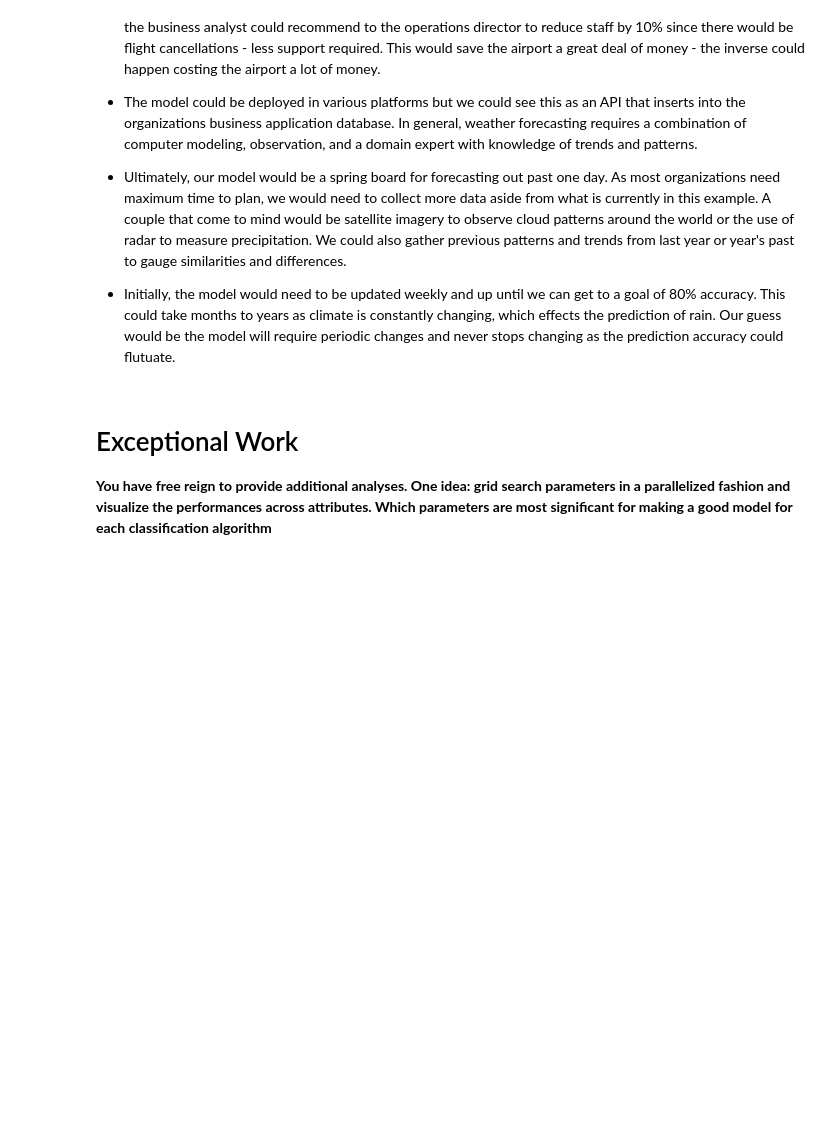
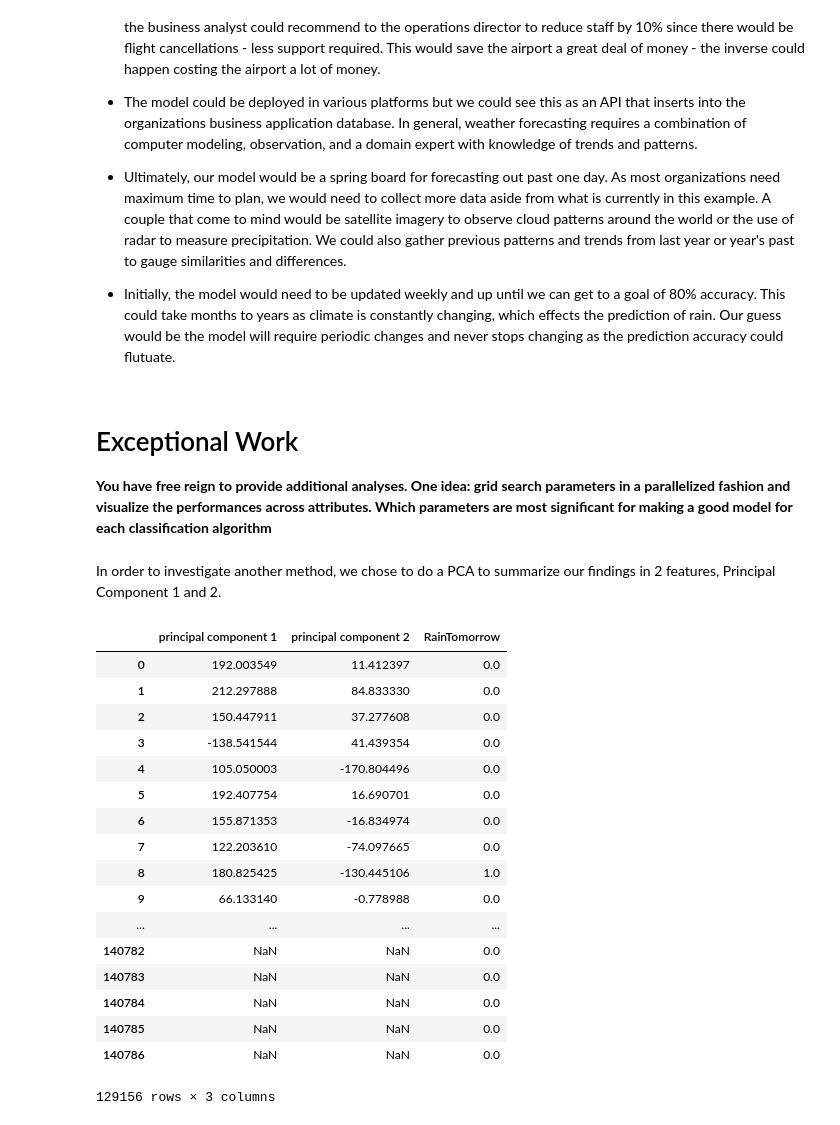
Before and after one commit to jpafford/Data_Mining_7331, a Jupyter notebook: Lab Two Classification.ipynb, the cells around one changed output. Drawn from its saved outputs; the diff is of its cells as text; code cells hidden in the pictures; blank space fills up the shorter version.

```diff
--- a/Lab Two Classification.ipynb
+++ b/Lab Two Classification.ipynb
@@ -837,0 +769,36 @@ rfe = rfe.fit(x_train, y_train)
+# %% [markdown]
+In order to investigate another method, we chose to do a PCA to summarize our findings in 2 features, Principal Component 1 and 2.
+# %%
+features = ['MinTemp', 'MaxTemp','Rainfall','WindGustDir','WindGustSpeed','WindDir9am','WindDir3pm','WindSpeed9am','WindSpeed3pm','Humidity9am','Humidity3pm','Pressure9am','Pressure3pm','Cloud9am','Cloud3pm','Temp9am','Temp3pm','RainToday','RainTomorrow']
+
+x=rainfall.loc[:, features].values
+y=rainfall.loc[:,['RainTomorrow']].values
+
+X=StandardScaler().fit_transform(x)
+# %%
+pca = PCA(n_components=2)
+principalComponents = pca.fit_transform(x)
+principalDF = pd.DataFrame(data=principalComponents, columns = ['principal component 1', 'principal component 2'])
+
+finalDF=pd.concat([principalDF, rainfall[['RainTomorrow']]], axis=1)
+# %%
+finalDF
+# %% [output]
+|  | principal component 1 | principal component 2 | RainTomorrow |
+| 0 | 192.003549 | 11.412397 | 0.0 |
+| 1 | 212.297888 | 84.833330 | 0.0 |
+| 2 | 150.447911 | 37.277608 | 0.0 |
+| 3 | -138.541544 | 41.439354 | 0.0 |
+| 4 | 105.050003 | -170.804496 | 0.0 |
+| 5 | 192.407754 | 16.690701 | 0.0 |
+| 6 | 155.871353 | -16.834974 | 0.0 |
+| 7 | 122.203610 | -74.097665 | 0.0 |
+| 8 | 180.825425 | -130.445106 | 1.0 |
+| 9 | 66.133140 | -0.778988 | 0.0 |
+| ... | ... | ... | ... |
+| 140782 | NaN | NaN | 0.0 |
+| 140783 | NaN | NaN | 0.0 |
+| 140784 | NaN | NaN | 0.0 |
+| 140785 | NaN | NaN | 0.0 |
+| 140786 | NaN | NaN | 0.0 |
+129156 rows × 3 columns
```
Also changed, not shown: parts of 12 cells of this notebook.
